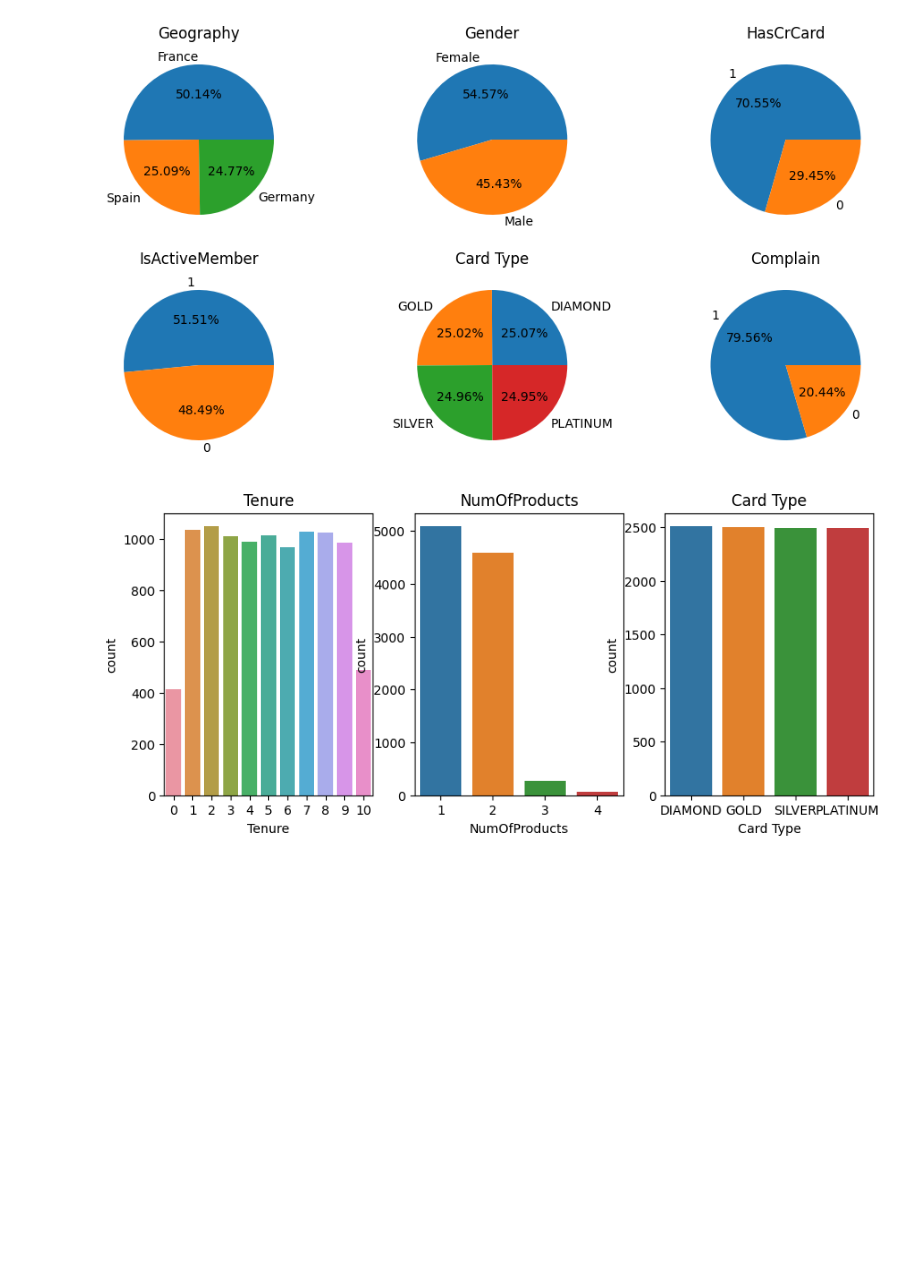
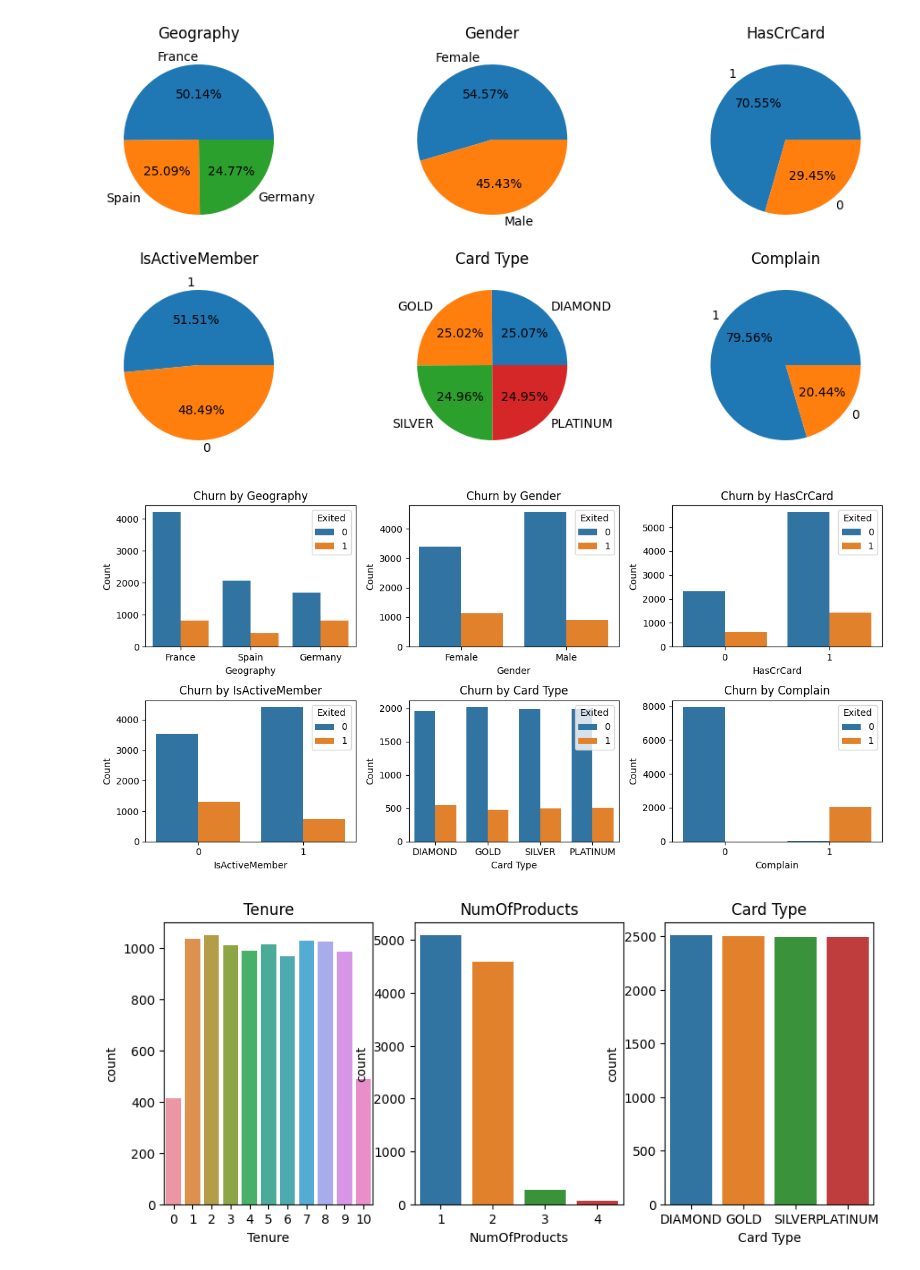
Before and after one commit to yasminmufidah/Data_Analysis_with_Python, a Jupyter notebook: Bank_Customer_Churn.ipynb, the cells around one changed output. Cells and saved outputs as stored; diff of their text form; code cells hidden in the pictures; blank space fills up the shorter version.

```diff
--- a/Bank_Customer_Churn.ipynb
+++ b/Bank_Customer_Churn.ipynb
@@ -147,6 +162,24 @@ for i, col in enumerate(param2):
   ax[row, col_idx].set_title(f'{col}')
 # %% [output]
 [figure]
+# %%
+num_cols = 3
+num_rows = (len(param2) + num_cols - 1) // num_cols
+
+fig, ax = plt.subplots(nrows=num_rows, ncols=num_cols, figsize=(12,6))
+
+ax = ax.flatten()
+
+for i, col in enumerate(param2):
+  sns.countplot(data=df, x=col, ax = ax[i], hue='Exited')
+  ax[i].set_title(f'Churn by {col}')
+  ax[i].set_xlabel(col)
+  ax[i].set_ylabel('Count')
+  ax[i].tick_params(axis='x', rotation=0)
+
+plt.tight_layout()
+# %% [output]
+[figure, added]
 # %%
 param3 = ['Tenure', 'NumOfProducts', 'Card Type']
 
```
Also changed, not shown: parts of 4 cells of this notebook, 1 other file.
